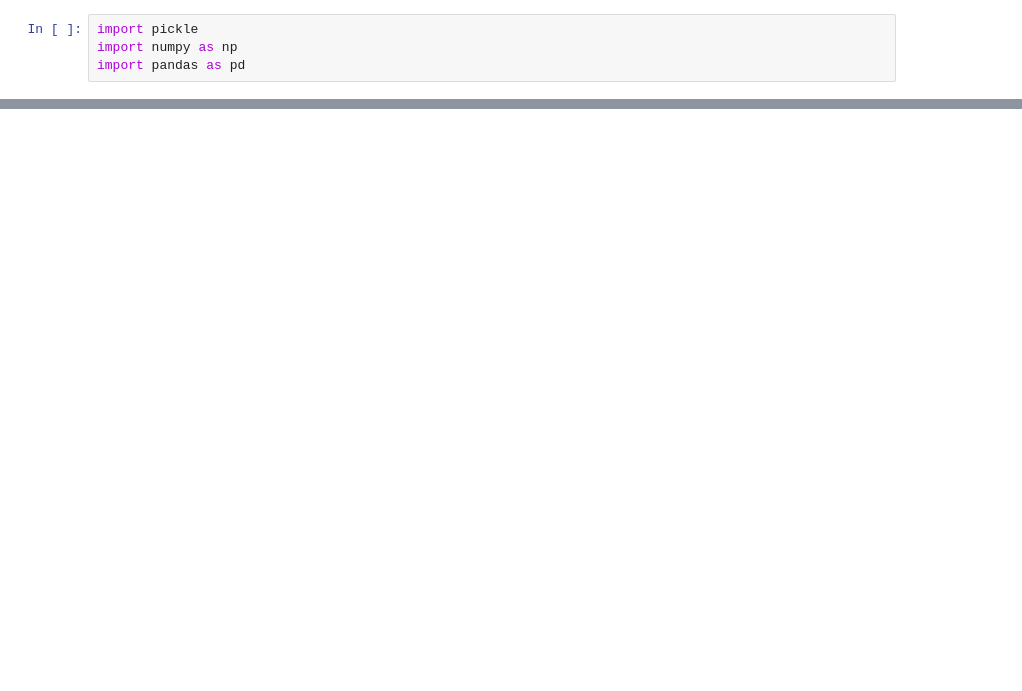
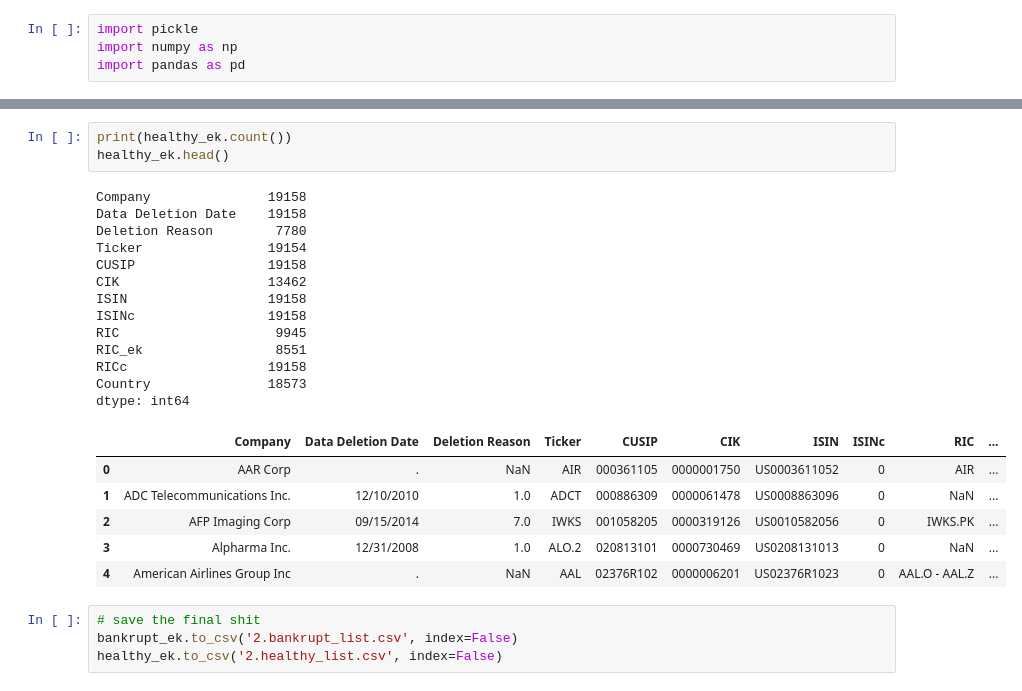
Before and after one commit to Faisalsouz/bankruptcy, a Jupyter notebook: data/Eikon/Identifiers_Mapping/2.ISIN-to-RIC/pcklProcessing.ipynb, the cells around one changed output, grey strips where cells are left out. Saved outputs shown, nothing was run; the diff lists cells and outputs as text; blank space fills up the shorter version.

```diff
--- a/data/Eikon/Identifiers_Mapping/2.ISIN-to-RIC/pcklProcessing.ipynb
+++ b/data/Eikon/Identifiers_Mapping/2.ISIN-to-RIC/pcklProcessing.ipynb
@@ -78,0 +196,27 @@ healthy.head()
+# %%
+print(healthy_ek.count())
+healthy_ek.head()
+# %% [output]
+Company               19158
+Data Deletion Date    19158
+Deletion Reason        7780
+Ticker                19154
+CUSIP                 19158
+CIK                   13462
+ISIN                  19158
+ISINc                 19158
+RIC                    9945
+RIC_ek                 8551
+RICc                  19158
+Country               18573
+dtype: int64
+|  | Company | Data Deletion Date | Deletion Reason | Ticker | CUSIP | CIK | ISIN | ISINc | RIC | ... |
+| 0 | AAR Corp | . | NaN | AIR | 000361105 | 0000001750 | US0003611052 | 0 | AIR | ... |
+| 1 | ADC Telecommunications Inc. | 12/10/2010 | 1.0 | ADCT | 000886309 | 0000061478 | US0008863096 | 0 | NaN | ... |
+| 2 | AFP Imaging Corp | 09/15/2014 | 7.0 | IWKS | 001058205 | 0000319126 | US0010582056 | 0 | IWKS.PK | ... |
+| 3 | Alpharma Inc. | 12/31/2008 | 1.0 | ALO.2 | 020813101 | 0000730469 | US0208131013 | 0 | NaN | ... |
+| 4 | American Airlines Group Inc | . | NaN | AAL | 02376R102 | 0000006201 | US02376R1023 | 0 | AAL.O - AAL.Z | ... |
+# %%
+# save the final shit
+bankrupt_ek.to_csv('2.bankrupt_list.csv', index=False)
+healthy_ek.to_csv('2.healthy_list.csv', index=False)
```
Also changed, not shown: parts of 11 cells of this notebook, 4 other files.
